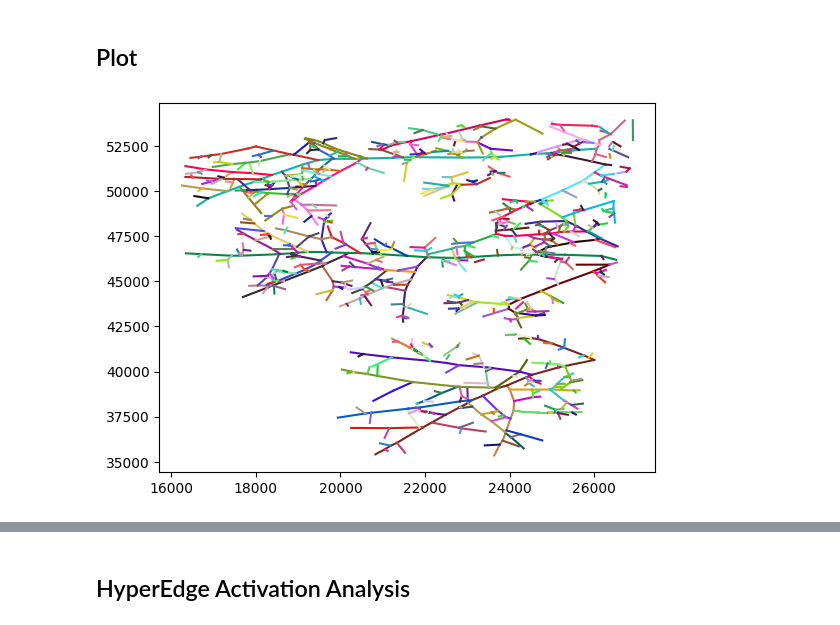
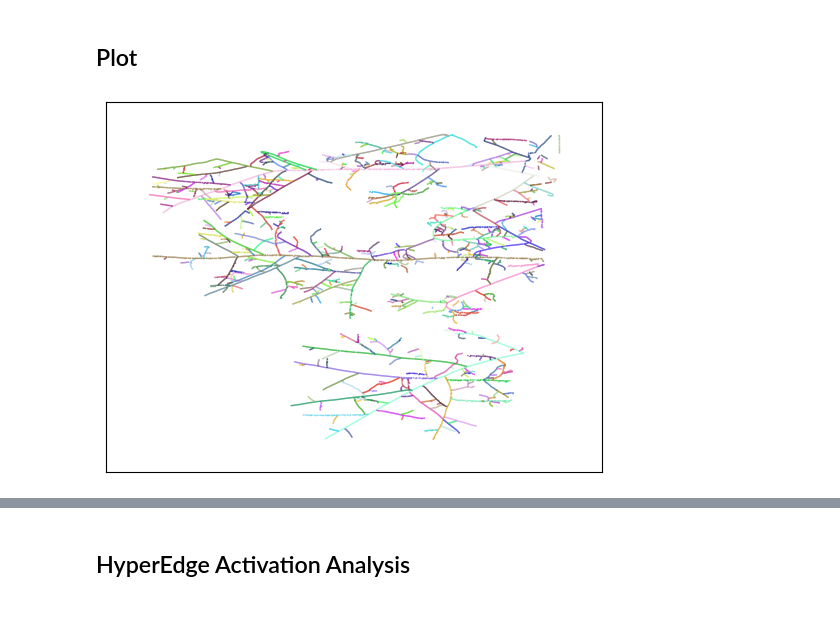
Before and after one commit to amin942001/STHype, a Jupyter notebook: examples/amftrack.ipynb, the cells around one changed output, grey strips where cells are left out. Saved outputs shown, nothing was run; the diff lists cells and outputs as text; code cells hidden in the pictures.

Commit message:
plot spatial_temporal_graph

```diff
--- a/examples/amftrack.ipynb
+++ b/examples/amftrack.ipynb
@@ -147,20 +146,4 @@ spatial_temporal_graph.correct_activations()
-# %%
-import random
-
-H = spatial_temporal_graph.get_hyperedges_initial_edges()
-
-def random_color():
-    return tuple(random.random() for _ in range(3))
-
-colors = {}
-for hyper_edge in H:
-    colors[hyper_edge] = random_color()
-
-for hyper_edge, inital_edges in H.items():
-    for node1, node2 in inital_edges:
-        pos1, pos2 = spatial_temporal_graph.positions[node1], spatial_temporal_graph.positions[node2]
-        x1, y1 = pos1.x, pos1.y
-        x2, y2 = pos2.x, pos2.y
-        plt.plot([x1, x2], [y1, y2], color=colors[hyper_edge])
-# %% [output]
-[figure, removed]
+# %%
+plot_spatial_temporal_graph(spatial_temporal_graph, color_group='hyperedge')
+# %% [output]
+[figure, added]
```
Also changed, not shown: parts of 13 cells of this notebook, 3 other files.
